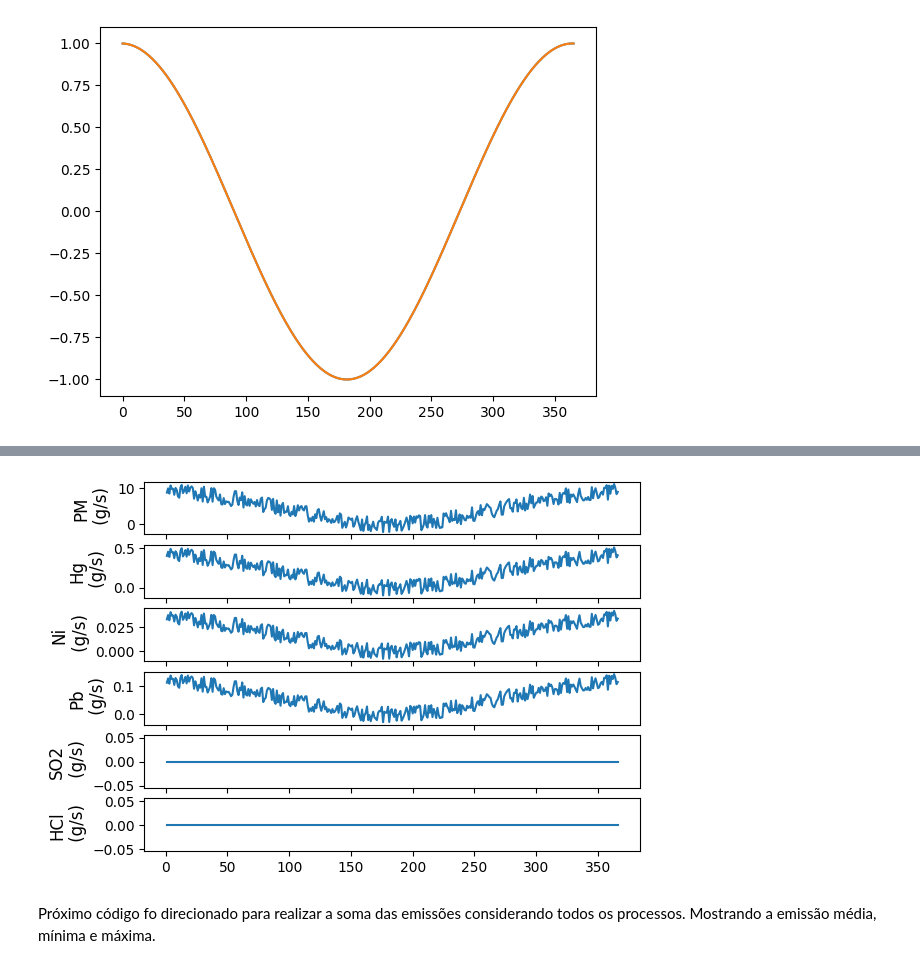
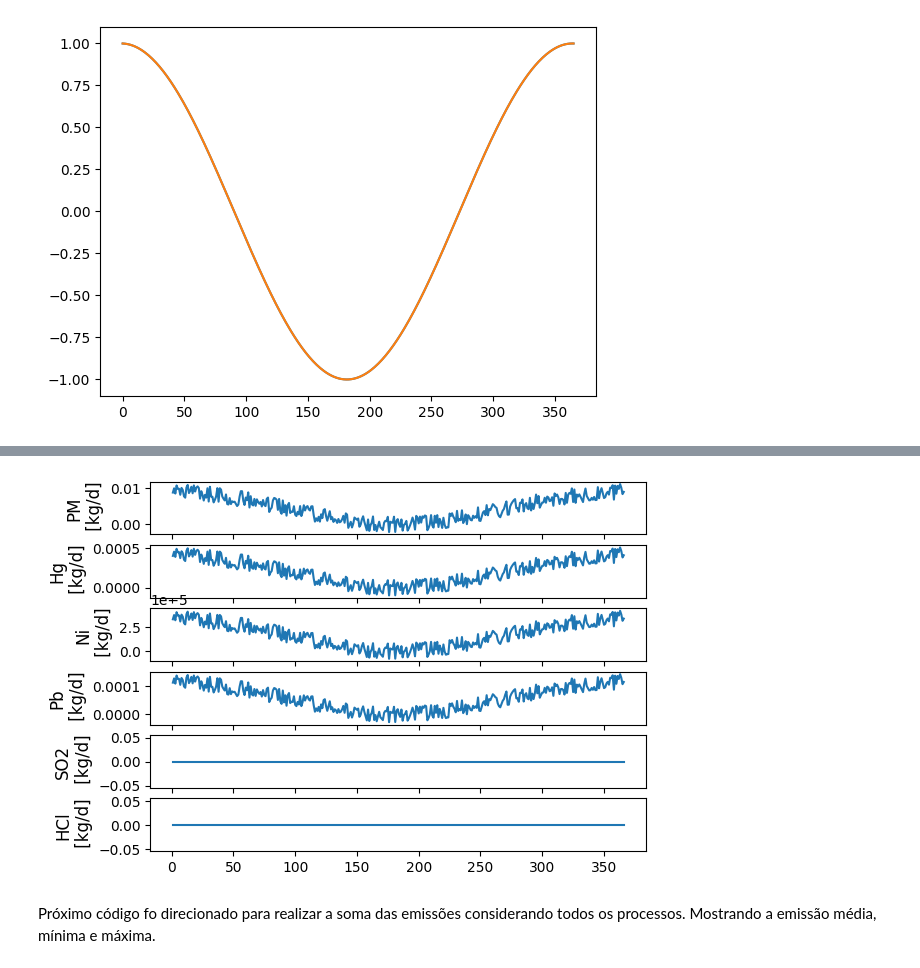
Before and after one commit to SergioStrackJunior/ENS5173_airpolution, a Jupyter notebook: Atividade01_01.ipynb, the cells around one changed output, grey strips where cells are left out. Cells and saved outputs as stored; diff of their text form; code cells hidden in the pictures.

```diff
--- a/Atividade01_01.ipynb
+++ b/Atividade01_01.ipynb
@@ -71,7 +71,7 @@ for ii in range(1,len(fe.columns)):
     print(ii)
     ax[ii-1].bar(fe['Processos'],fe.iloc[:,ii], color=['pink', 'red','purple','blue','yellow'], width=largura_barra)
     ax[ii-1].set_xlabel('Processos', fontsize = 10)
-    ax[ii-1].set_ylabel(fe.columns[ii]+'\n (kg/Mg)', fontsize = 10)
+    ax[ii-1].set_ylabel(fe.columns[ii]+'\n (kg/ton)', fontsize = 10)
     plt.subplots_adjust(hspace=0.5)
 
 fig.savefig(cwd + '\\imagens\\barplot_fatorEmiss.png')
@@ -137,8 +138,8 @@ Emissões estimadas: [578467.41, 417.21299999999997, 259.6143, 5001.4824, 78369.
 # Utilizando o método de monte carlo.
 # Criando vetor com os valores de máxima e miníma de atividade;
 import numpy as np
-atvMax = 67950 #kg/dia
-atvMin = 22650 #kg/dia
+atvMax = 67.5 #ton/dia
+atvMin = 22.65 #ton/dia
 n = 365
 atv = (atvMax - atvMin)*np.random.rand(n) + atvMin #valores que representam a concentração dos poluentes;
 
@@ -327,14 +327,14 @@ print(df['aleatorioSazonal'].mean()*365) #Multiplicado pelos dias do ano
 # %%
 fig,ax= plt.subplots(6)
 for ii in range (1,7):
     ax[ii-1].plot(df['Dia do Ano'], df['aleatorioSazonal']*fe.iloc[3,ii])
-    ax[ii-1].set_ylabel(fe.columns[ii]+'\n (g/s)', fontsize = 12)
+    ax[ii-1].set_ylabel(fe.columns[ii]+'\n [kg/d]', fontsize = 12)
 
 # Gráfico abaixo está mostrando o comportamento de cada emissão do Gaseificador do empreendimento SALUMA duarante 1 ano.
 # Neste gráfico podemos ver que o pico de emissão, se dá no início do ano e no final, sendo os momentos do ano com maior emissão de poluentes.
 # Precisamente, no final do ano ocorre uma maior concentração de emissão sendo lançada.
 # %% [output]
-[figure, old version]
+[figure, new version]
 # %% [markdown]
 Próximo código fo direcionado para realizar a soma das emissões considerando todos os processos. Mostrando a emissão média, mínima e máxima.
 # %%
```
Also changed, not shown: parts of 7 cells of this notebook, 2 other files.
